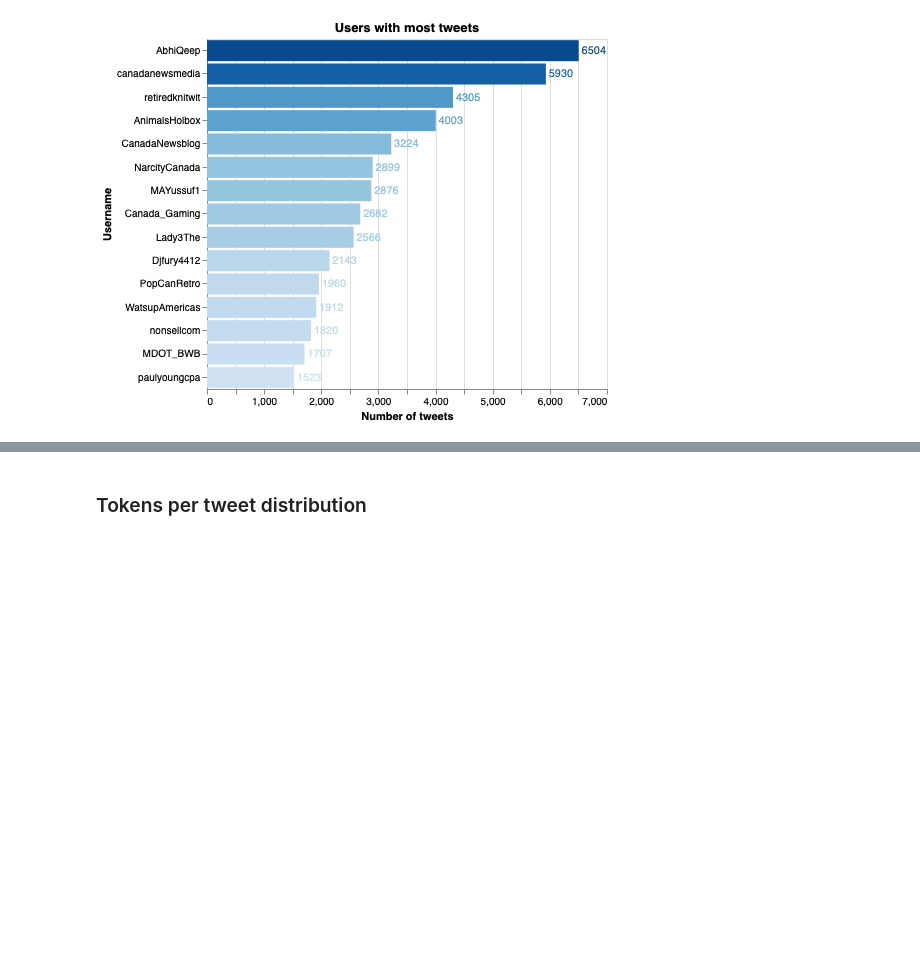
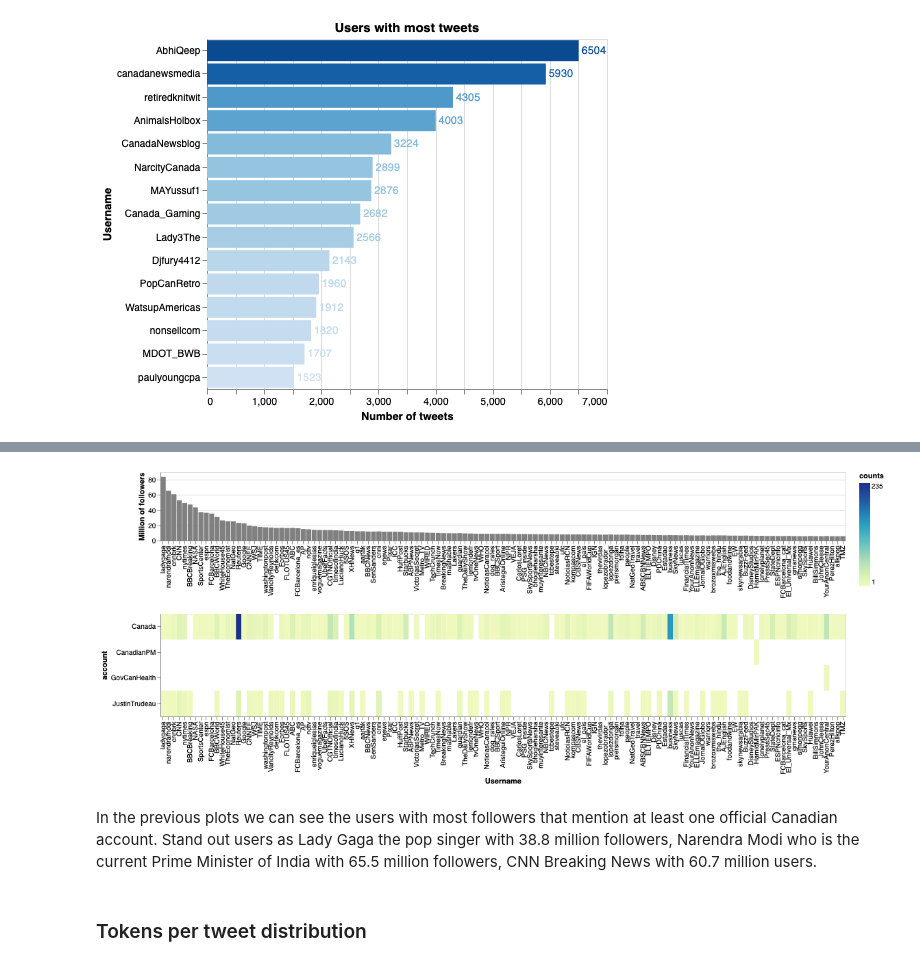
Before and after one commit to vcuspinera/Canada_response_covid, a Jupyter notebook: src/eda.ipynb, the cells around one changed output, grey strips where cells are left out. Saved outputs shown, nothing was run; the diff lists cells and outputs as text; code cells hidden in the pictures; blank space fills up the shorter version.

Commit message:
Add more EDA plots

```diff
--- a/src/eda.ipynb
+++ b/src/eda.ipynb
@@ -250,0 +259,18 @@ text = bars.mark_text(
+# %%
+%%time
+
+# Dataframe of followers per user user
+df_followers = df_tot[['username', 'followersCount', 'account']].reset_index(drop=True)#.drop_duplicates(subset=['username'])
+df_followers = df_followers.groupby(['username']).mean().reset_index().sort_values(by=['followersCount'], ascending=False).reset_index(drop=True)
+df_followers['followers_M'] = df_followers['followersCount'] / 1_000_000
+df_followers.drop(['followersCount'], axis=1, inplace=True)
+
+# Dataframe of tweets per official Canada twitter accounts
+df_aux = df_tot[['username', 'account']]
+df_aux['counts'] = 1
+df_aux = df_aux.groupby(['username', 'account']).sum().reset_index()
+# df_aux = df_aux.pivot(index='username', columns='account', values='counts').fillna(0).reset_index()
+
+# merge the previous dataframes
+df_aux = pd.merge(df_aux, df_followers, on='username', how='outer').sort_values(by=['followers_M'], ascending=False).reset_index(drop=True)
+df_aux
@@ -251,3 +296,29 @@ text = bars.mark_text(
+# %%
+
+base = alt.Chart(df_aux.head(175)).encode(
+    x=alt.X('username', sort=df_aux['username'].unique()[:1100], title='Username'),
+    y='account'
+).properties(height=150, width=1000)
+
+top_hist = base.mark_bar(color="gray").encode(
+    alt.X('username',
+          sort=df_aux['username'].unique()[:1100],
+          title=''
+         ),
+    alt.Y('followers_M', stack=None, title='Million of followers'),
+    tooltip = ['username', 'followers_M']
+).properties(height=100)
+
+heat = base.mark_rect().encode(
+    color='counts',
+    tooltip = ['username', 'followers_M', 'counts']
+)
+
+top_hist & heat
+# %% [output]
+[figure, added]
+# %% [markdown]
+In the previous plots we can see the users with most followers that mention at least one official Canadian account. Stand out users as Lady Gaga the pop singer with 38.8 million followers, Narendra Modi who is the current Prime Minister of India with 65.5 million followers, CNN Breaking News with 60.7 million users.
 # %% [markdown]
 ### Tokens per tweet distribution
 # %%
```
Also changed, not shown: parts of 9 cells of this notebook, 1 other file.
